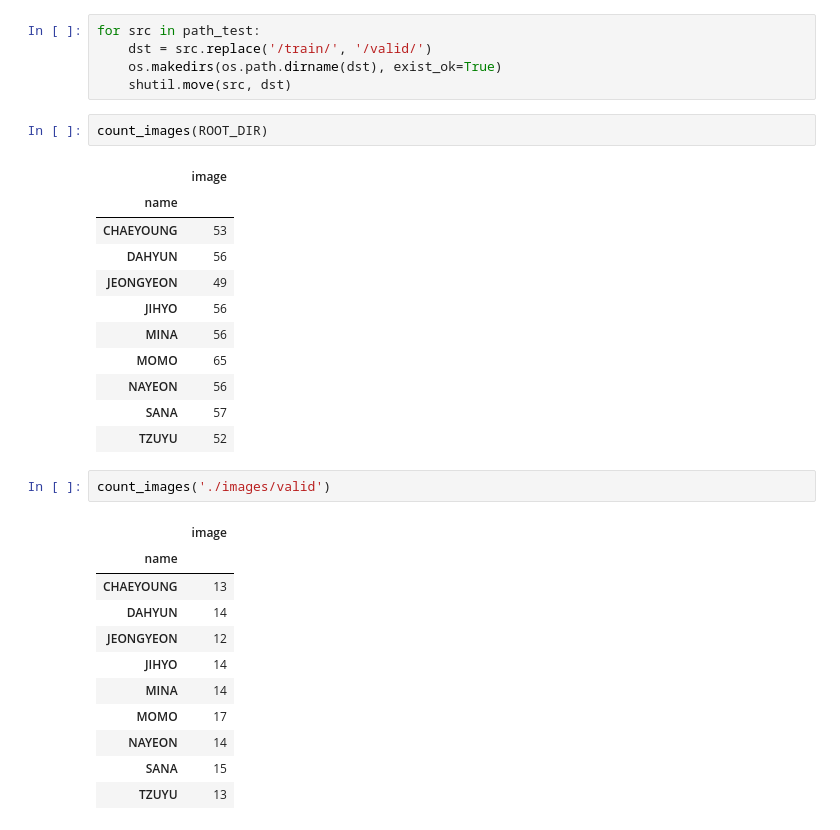
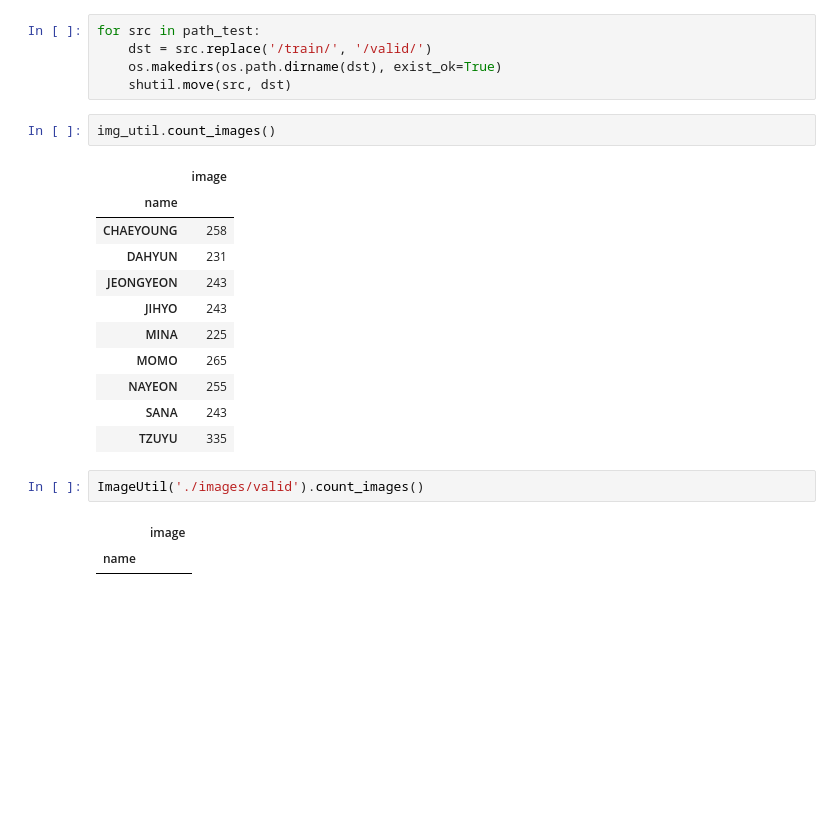
Before and after one commit to TonTech-GH/who_of_twice, a Jupyter notebook: project/image_collect.ipynb, the cells around one changed output. Saved outputs shown, nothing was run; the diff lists cells and outputs as text; blank space fills up the shorter version.

```diff
--- a/project/image_collect.ipynb
+++ b/project/image_collect.ipynb
@@ -169,30 +170,21 @@ for src in path_test:
     os.makedirs(os.path.dirname(dst), exist_ok=True)
     shutil.move(src, dst)
 # %%
-count_images(ROOT_DIR)
+img_util.count_images()
 # %% [output]
 |  | image |
 | name |  |
-| CHAEYOUNG | 53 |
-| DAHYUN | 56 |
-| JEONGYEON | 49 |
-| JIHYO | 56 |
-| MINA | 56 |
-| MOMO | 65 |
-| NAYEON | 56 |
-| SANA | 57 |
-| TZUYU | 52 |
+| CHAEYOUNG | 258 |
+| DAHYUN | 231 |
+| JEONGYEON | 243 |
+| JIHYO | 243 |
+| MINA | 225 |
+| MOMO | 265 |
+| NAYEON | 255 |
+| SANA | 243 |
+| TZUYU | 335 |
 # %%
-count_images('./images/valid')
+ImageUtil('./images/valid').count_images()
 # %% [output]
 |  | image |
 | name |  |
-| CHAEYOUNG | 13 |
-| DAHYUN | 14 |
-| JEONGYEON | 12 |
-| JIHYO | 14 |
-| MINA | 14 |
-| MOMO | 17 |
-| NAYEON | 14 |
-| SANA | 15 |
-| TZUYU | 13 |
```
Also changed, not shown: parts of 2 cells of this notebook, 2 other files.
